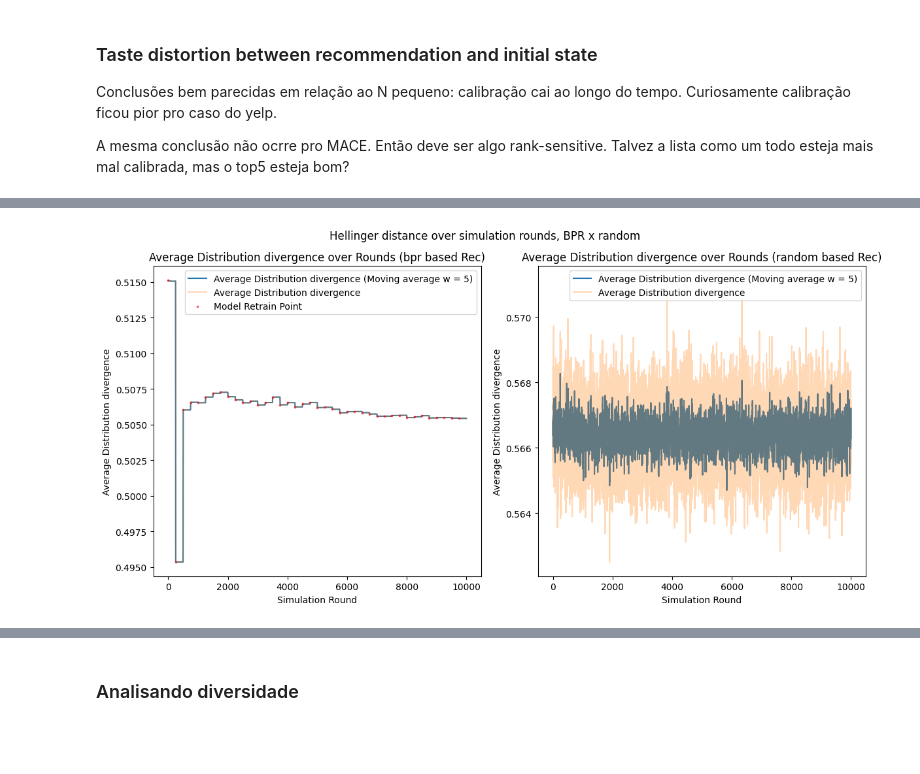
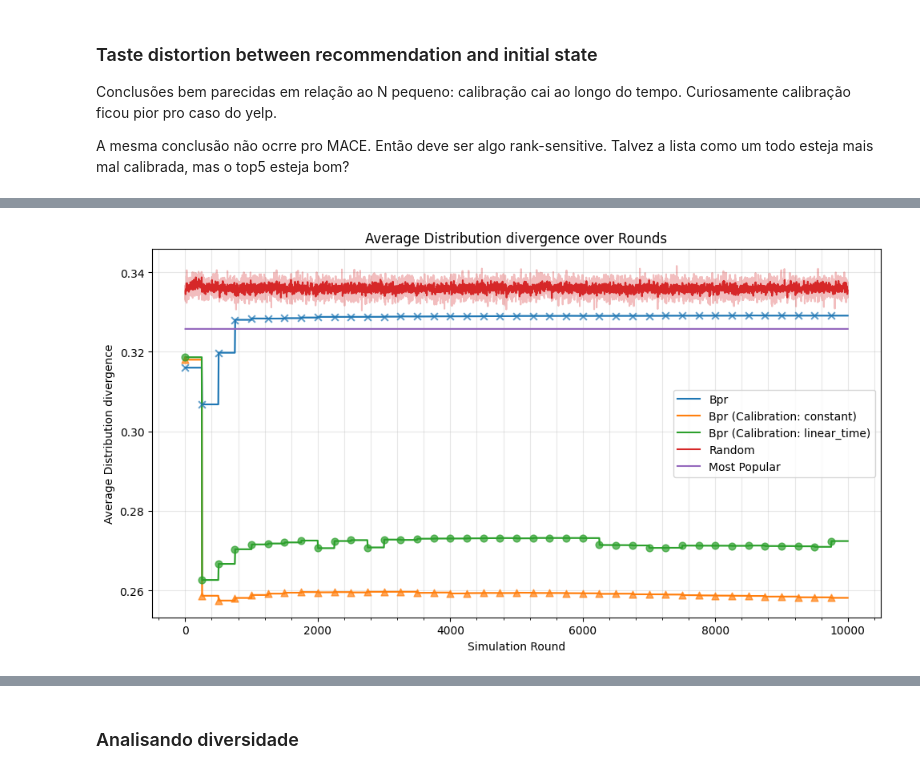
Before and after one commit to caiotda/dynamicTasteDistortion, a Jupyter notebook: movielens_experiments_large.ipynb, the cells around one changed output, grey strips where cells are left out. Saved outputs shown, nothing was run; the diff lists cells and outputs as text; code cells hidden in the pictures; blank space fills up the shorter version.

```diff
--- a/movielens_experiments_large.ipynb
+++ b/movielens_experiments_large.ipynb
@@ -44,4 +50,4 @@ plot_metric_comparison(bpr_debiased, random_rec, metric_name="mace", title="MACE
 # %%
-plot_metric_comparison(bpr_debiased, random_rec, metric_name="diver", title="Hellinger distance over simulation rounds, BPR x random", graph="line", plot_retrain_points=True,  window_size=5)zz
+plot_metric_comparison([bpr_debiased, bpr_unbiased_calibrated_steck, bpr_unbiased_calibrated_time, random_rec], metric_name="diver", title=None, graph="line", plot_retrain_points=True,  window_size=5)
 # %% [output]
-[figure, old version]
+[figure, new version]
```
Also changed, not shown: parts of 18 cells of this notebook, 3 other files.
